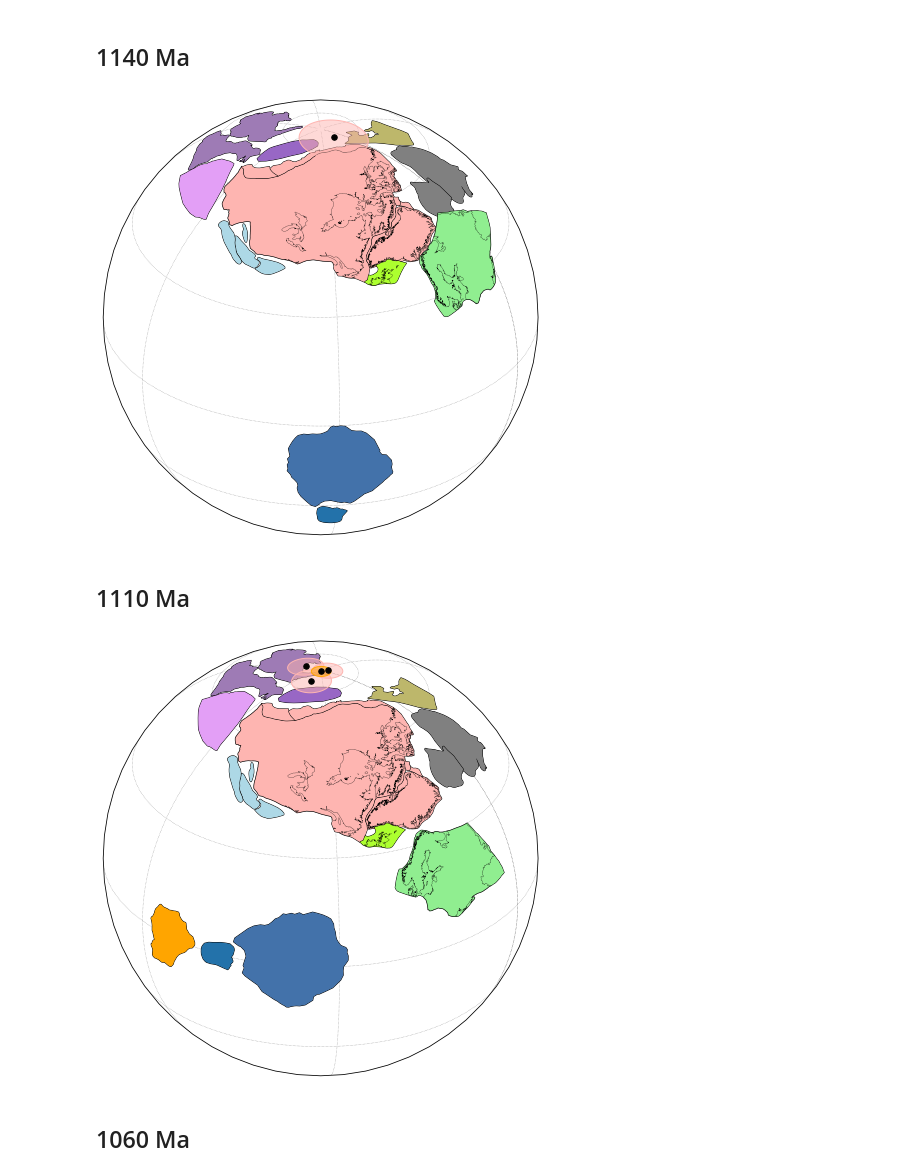
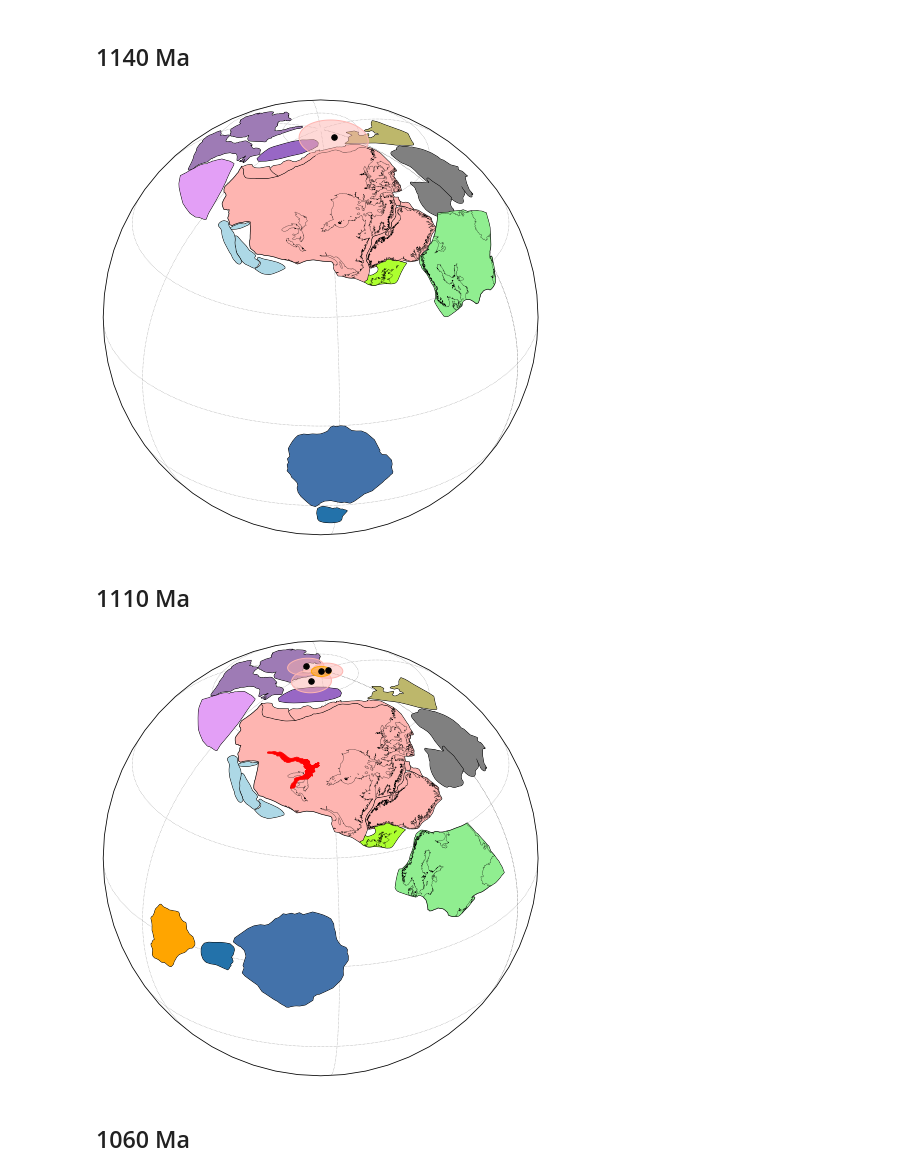
Before and after one commit to Swanson-Hysell/Mesoproterozoic_Turning_Point, a Jupyter notebook: code/paleogeography.ipynb, the cells around one changed output. Saved outputs shown, nothing was run; the diff lists cells and outputs as text; code cells hidden in the pictures.

Commit message:
add MCR polygon; other small updates to Eulers and included cratons

```diff
--- a/code/paleogeography.ipynb
+++ b/code/paleogeography.ipynb
@@ -193,7 +193,7 @@ def plot_AREPA(ax, Laur_Euler):
     craton_plot(ax, [2902], [Pampia_Antofalla_Euler,Antofalla_Laur_Euler, Laur_Euler],
                 'k', Arequipa_color, cratons_alpha, cratons_lw, gpml='shapes_cratons.gpml')
 
-Cuyania_Laur_Euler = [-8.3602,123.7318,114.5843]
+Cuyania_Laur_Euler = [0.4682,95.7669,186.7944]
 def plot_Cuyania(ax, Laur_Euler):
     craton_plot(ax, [2901], [Cuyania_Laur_Euler, Laur_Euler],
                 'k', Arequipa_color, cratons_alpha, cratons_lw, gpml='shapes_cratons.gpml')
@@ -244,9 +244,17 @@ rotated_pole_plot(ax, 223.3, 58.0, 9.2,
 plt.savefig('reconstructions/Laurentia_1140.pdf')
 plt.show()
 # %% [output]
-[figure, old version]
+[figure, new version]
 # %% [markdown]
 ## 1110 Ma
+# %%
+MCR_outline_file = '../data/paleogeography/MCR_outline.gpml'
+rotation_file = '../data/paleogeography/TC2017-SHM2017-D2018-extended.rot'
+reconstruction_time = 1110
+anchor_plate = 1
+file_export_path_prefix = '../data/paleogeography/MCR_reconstructed_'
+
+MCR_outline = make_reconstructured_shapefile(MCR_outline_file,rotation_file,reconstruction_time,anchor_plate,file_export_path_prefix)
 # %%
 Laur_Euler_1110 = [-66.3558,18.0002,218.7758]
 
@@ -270,34 +278,35 @@ plot_North_China(ax,Laur_Euler_1110)
 plot_Australia(ax,Laur_Euler_1110)
 plot_Cuyania(ax, Laur_Euler_1110)
 plot_AREPA(ax, Laur_Euler_1110)
 plot_Zealandia(ax, Laur_Euler_1110)
 
 ax.gridlines(xlocs=lon_grid, ylocs=lat_grid, linewidth=0.5,
              color='C7', linestyle='dotted', zorder=-1)
 
 #Lower Mamainse R1 pole
 rotated_pole_plot(ax, 227, 45.5, 5.3,
                   [Laur_Euler_1110],
                   'o', 30, 'k', Laurentia_color, 0.5)
 #Nipigon sills
 rotated_pole_plot(ax, 217.8, 47.2, 4.0,
                   [Laur_Euler_1110],
                   'o', 30, 'k', Laurentia_color, 0.5)
 #Lower Osler
 rotated_pole_plot(ax, 218.6, 40.9, 4.8,
                   [Laur_Euler_1110],
                   'o', 30, 'k', Laurentia_color, 0.5)
 
 #Umkondo
 rotated_pole_plot(ax, 222.1, -64.0, 2.6,
                   [Kalahari_Laur_Euler,Laur_Euler_1110],
                   'o', 30, 'k', Kalahari_color, 0.5)
 
+ax.add_feature(MCR_outline,color='red',linewidth=0.75)
 
 plt.savefig('reconstructions/Laurentia_1110.pdf')
 plt.show()
 # %% [output]
-[figure, old version]
+[figure, new version]
 # %% [markdown]
 ## 1060 Ma
 # %%
```
Also changed, not shown: parts of 1 cell of this notebook.
